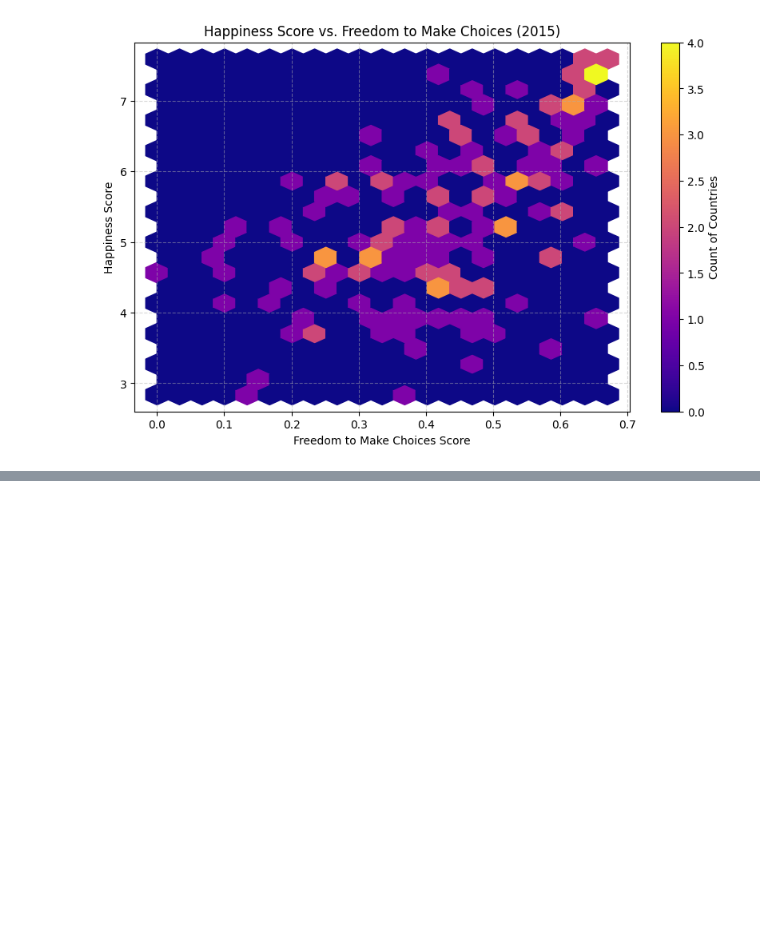
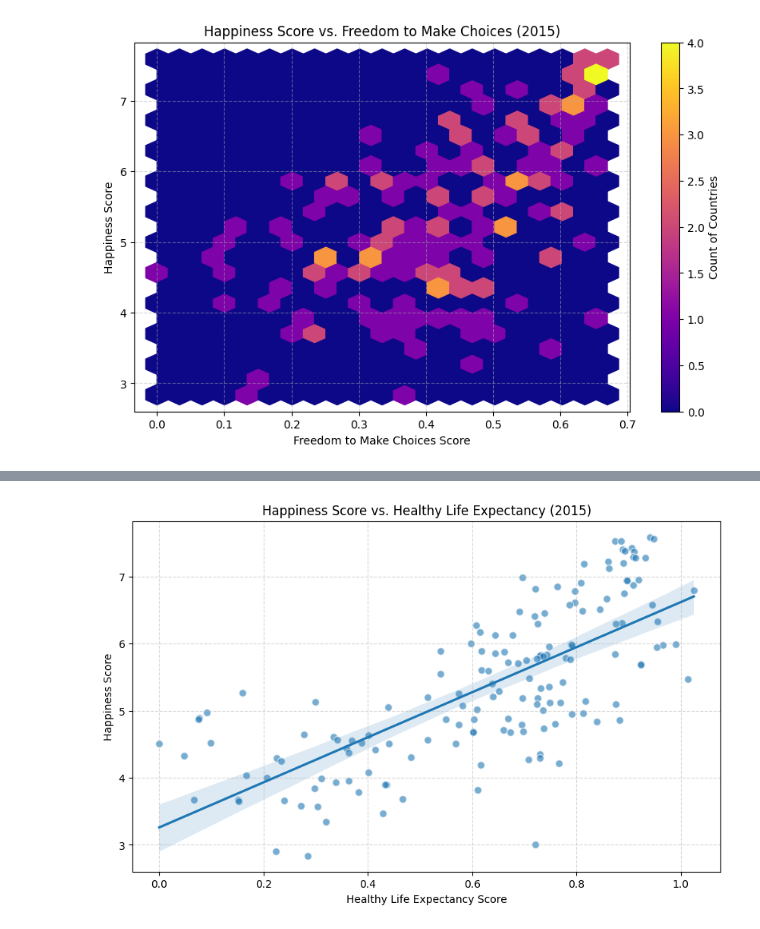
Before and after one commit to surenther/Data-Mining, a Jupyter notebook: Week2/Week2.ipynb, the cells around one changed output, grey strips where cells are left out. Saved outputs shown, nothing was run; the diff lists cells and outputs as text; code cells hidden in the pictures; blank space fills up the shorter version.

```diff
--- a/Week2/Week2.ipynb
+++ b/Week2/Week2.ipynb
@@ -22,6 +22,7 @@ The central question I'd like to explore with this data is: What are the stronge
 #Load Data from Kaggle
 import pandas as pd
 import matplotlib.pyplot as plt
+import seaborn as sns
 import kagglehub
 from kagglehub import KaggleDatasetAdapter
 
@@ -49,7 +50,8 @@ df = df.rename(columns={
     'Healthy life expectancy': 'Healthy Life Expectancy',
     'Country': 'Country name',
     'Economy (GDP per Capita)': 'GDP per Capita',
-    'Freedom': 'Freedom to Make Choices'
+    'Freedom': 'Freedom to Make Choices',
+    'Health (Life Expectancy)': 'Healthy Life Expectancy'
 })
 
 print("Dataset loaded successfully.")
@@ -135,0 +142,12 @@ plt.show()
+# %%
+# --- Graph 4: Happiness Score vs. Healthy Life Expectancy ---
+
+plt.figure(figsize=(10, 6))
+sns.regplot(data=df, x='Healthy Life Expectancy', y='Happiness Score', ci=95, scatter_kws={'s': 50, 'alpha': 0.6, 'edgecolors': 'w'})
+plt.title('Happiness Score vs. Healthy Life Expectancy (2015)')
+plt.xlabel('Healthy Life Expectancy Score')
+plt.ylabel('Happiness Score')
+plt.grid(True, linestyle='--', alpha=0.5)
+plt.show()
+# %% [output]
+[figure, added]
```
Also changed, not shown: parts of 4 cells of this notebook.
